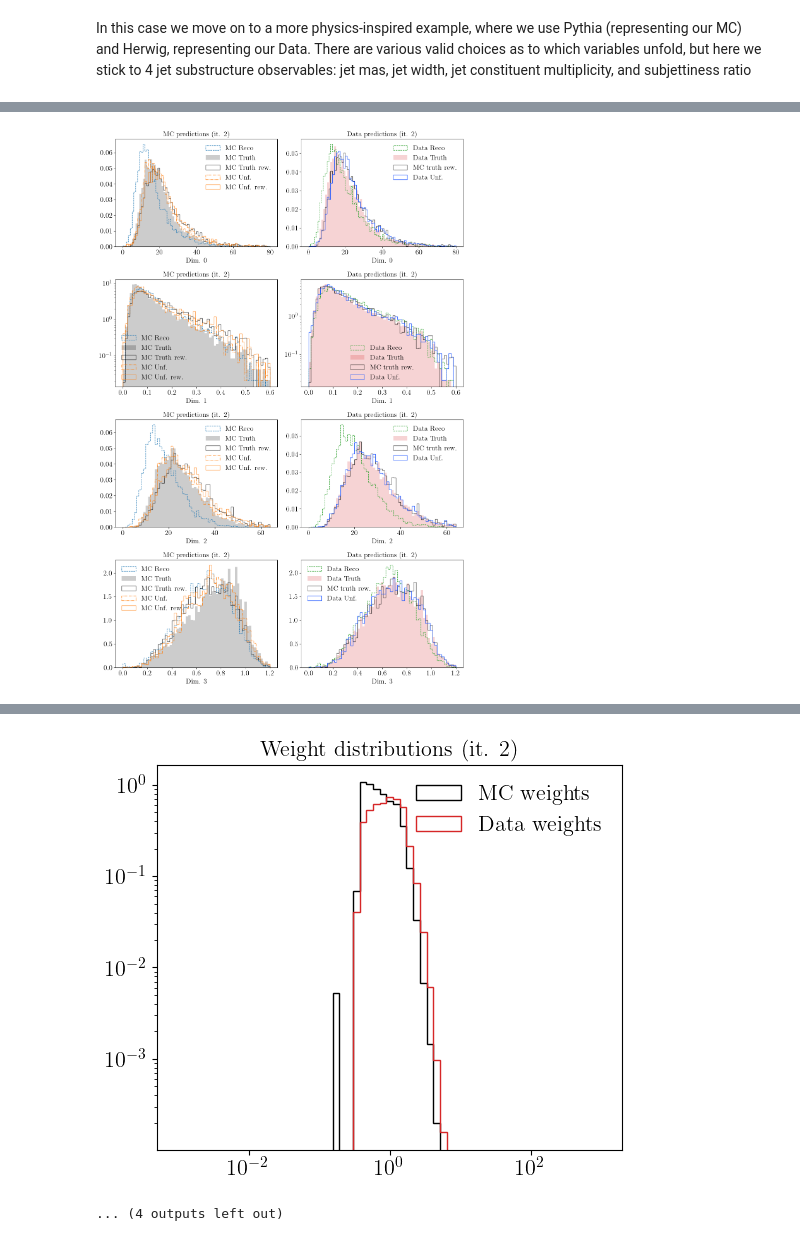
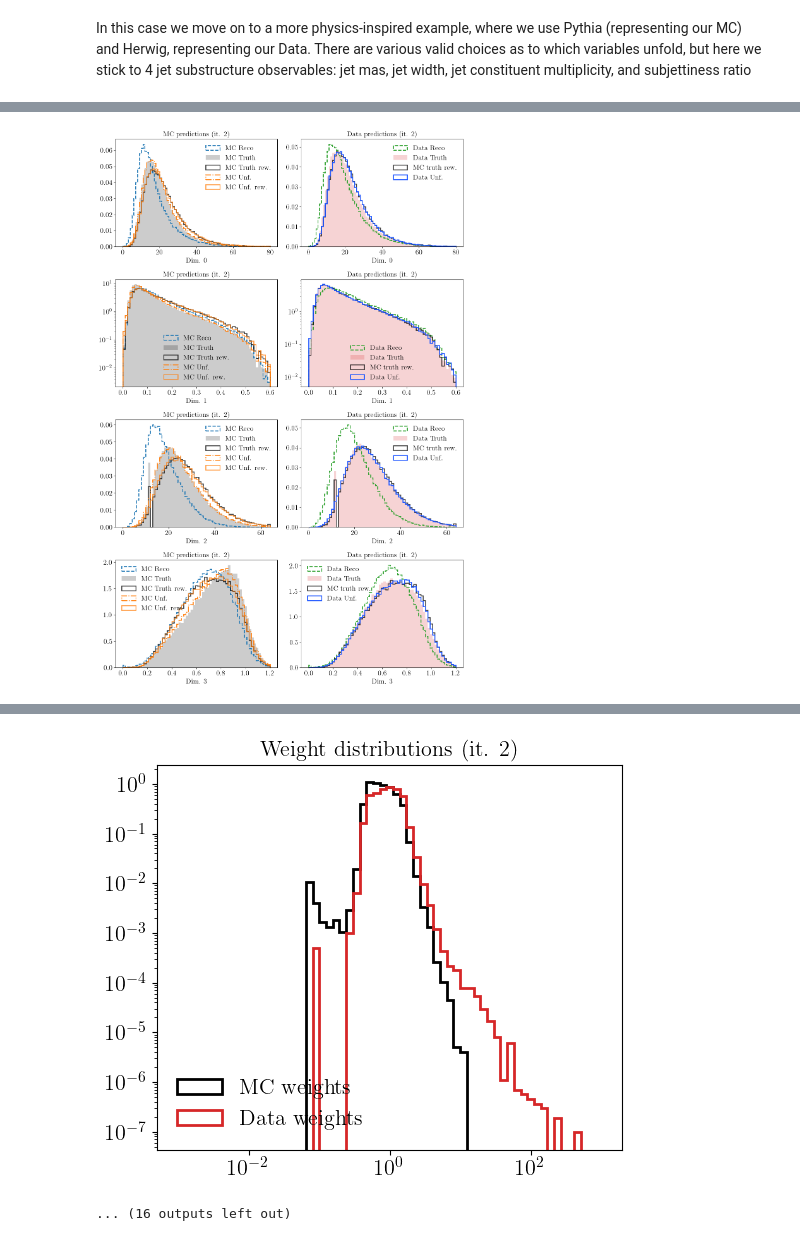
Before and after one commit to javivilladamigo/ICFM_tutorial, a Jupyter notebook: unfolding_tutorial.ipynb, the cells around one changed output, grey strips where cells are left out. Drawn from its saved outputs; the diff is of its cells as text; code cells hidden in the pictures.

```diff
--- a/unfolding_tutorial.ipynb
+++ b/unfolding_tutorial.ipynb
@@ -472,6 +472,7 @@ class Iterative_CFM(nn.Module):
             else:
                 pass
             self.iteration += 1
+        return self.normalize_input(self.data_samples, self.MC_truth_mean, self.MC_truth_std, rev=True)
 # %% [markdown]
 # First example: 1D Gaussian toy example
 # %%
@@ -625,8 +627,8 @@ def get_observables(dataset):
     sim_features[:, 3] = sim_features[:, 3] / (10 ** -50 + sim_features[:, 1])
     return gen_features, sim_features
 # %%
-pythia = ef.zjets_delphes.load('Pythia26', num_data=2000, pad =True, cache_dir="./") # our sythetic sim
-herwig = ef.zjets_delphes.load("Herwig", num_data=2000, pad=True, cache_dir='./')
+pythia = ef.zjets_delphes.load('Pythia26', num_data=100000, pad =True, cache_dir="./") # our sythetic sim
+herwig = ef.zjets_delphes.load("Herwig", num_data=100000, pad=True, cache_dir='./')
 
 # Inspect data
 print("Keys inside dict:", pythia.keys())
@@ -664,7 +666,7 @@ MC_truth = torch.tensor(MC_truth, dtype=torch.float32)
 data_reco = torch.tensor(data_reco, dtype=torch.float32)
 data_truth = torch.tensor(data_truth, dtype=torch.float32)
 
-cfm_params = {"layers_width": 64, "n_hidden_layers": 4, "n_epochs": 60, "lr": 1.e-3, "batch_size": 512}
+cfm_params = {"layers_width": 64, "n_hidden_layers": 4, "n_epochs": 30, "lr": 1.e-3, "batch_size": 512}
 classifier_params = {"layers_width": 32, "n_hidden_layers": 4, "n_epochs": 30, "lr": 1.e-4, "batch_size": 128}
 cfm = Iterative_CFM(
     dims_truth=len(bins),
@@ -678,7 +680,8 @@ cfm = Iterative_CFM(
     bins=bins,
 )
 
-cfm.train(iterations = 4, bs_sample = 8192)
+
+data_samples = cfm.train(iterations = 7, bs_sample = 8192)
 # %% [output]
 ----------------------------
 ITERATION 0
@@ -734,4 +728,4 @@ Finished epoch 50 with average loss 0.752407
 Finished CFM training. Generating samples for MC and Data sets...
-[figure, old version]
+[figure, new version]
 Starting Classifier training
 Training classifier for 30 epochs with lr 0.0001
@@ -741,3 +735,3 @@ Finished epoch 20 with average loss 1.3302805066108703
 Finished classifier training. Starting Classifier predictions
-[figure, old version]
+[figure, new version]
-... (4 outputs left out)
+... (16 outputs left out)
```
Also changed, not shown: parts of 6 cells of this notebook, 2 other files.
